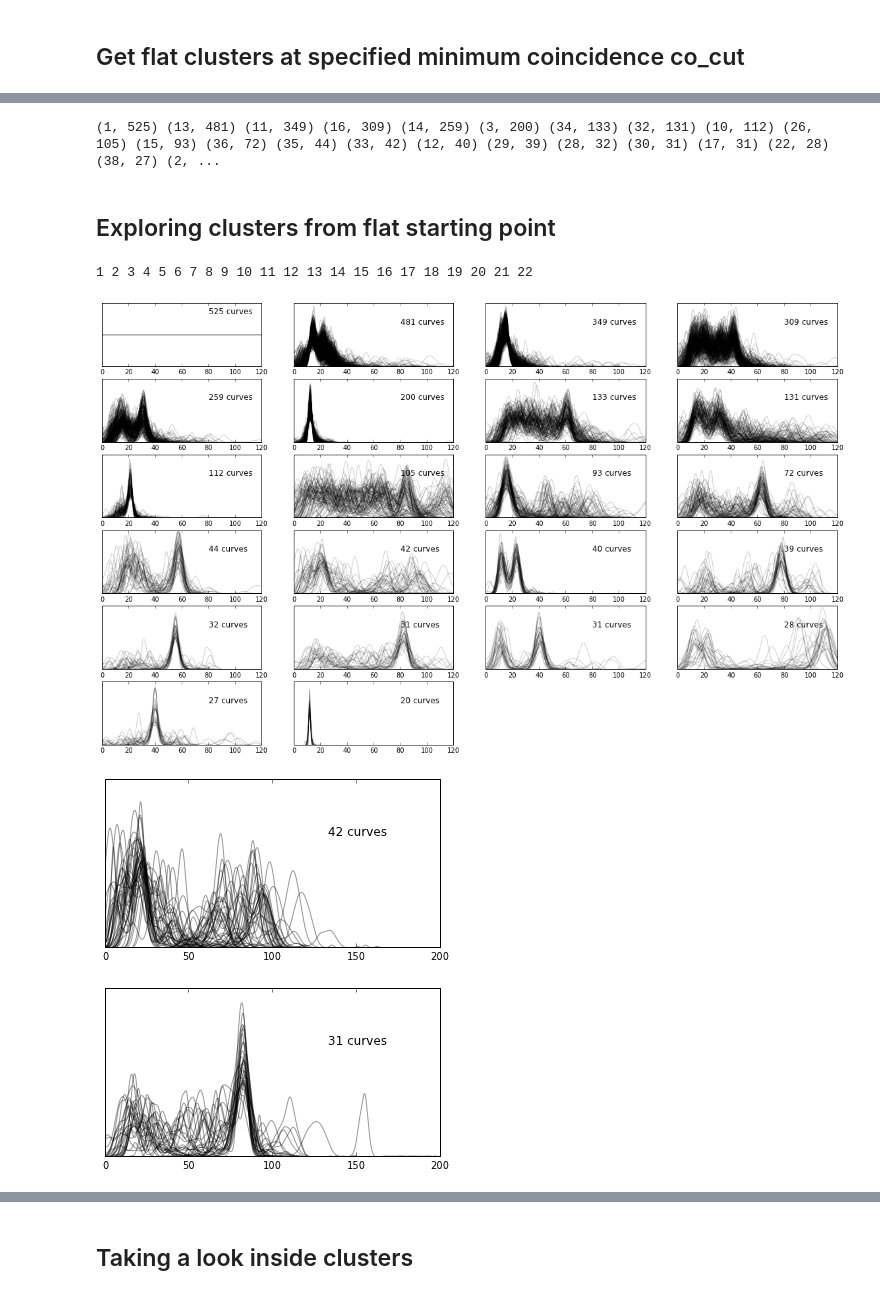
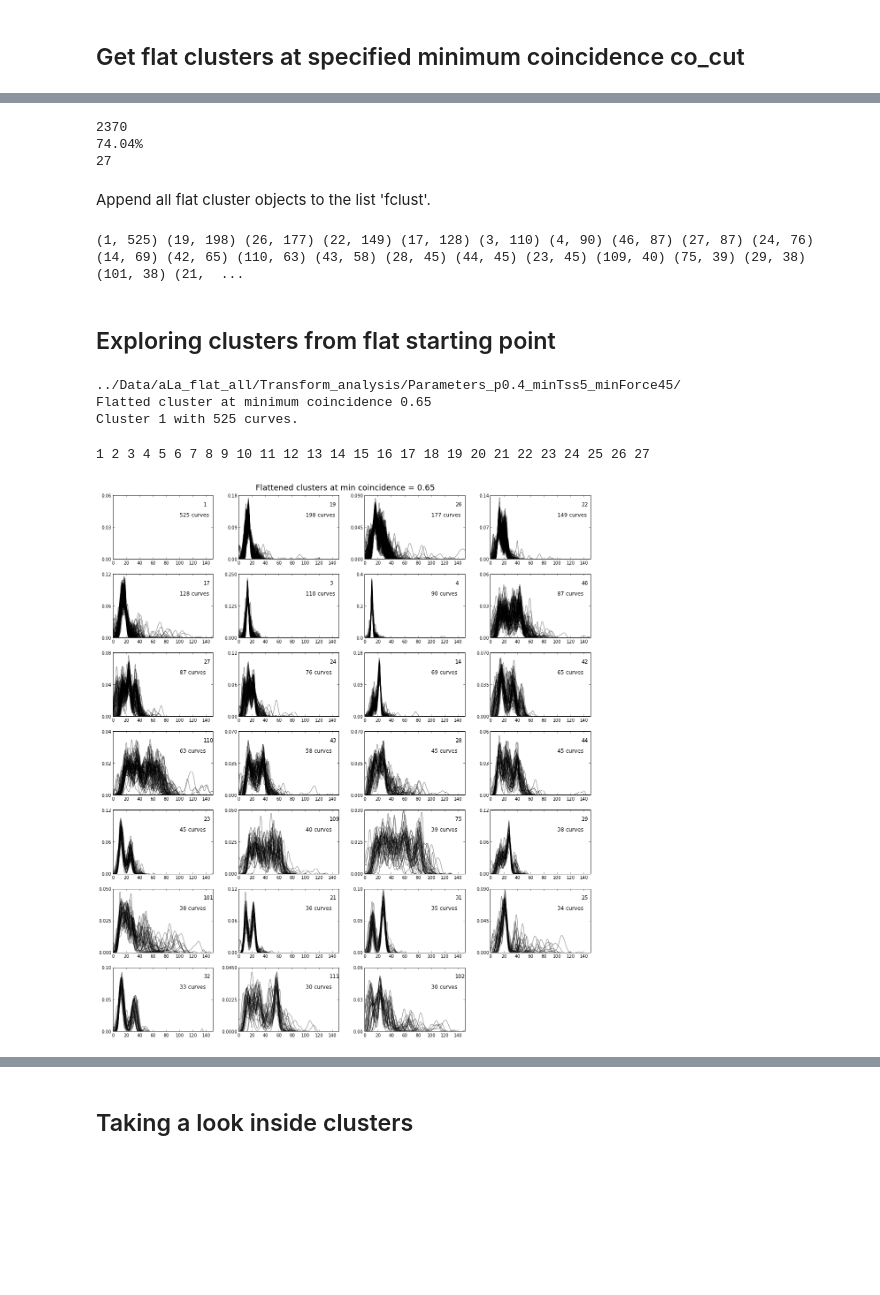
Before and after one commit to hilaryjoyce/smfs-data-analysis, a Jupyter notebook: all_ala_flat_clustering.ipynb, the cells around one changed output, grey strips where cells are left out. Drawn from its saved outputs; the diff is of its cells as text; code cells hidden in the pictures; blank space fills up the shorter version.

Commit message:
edits to coincidence function reporting and plotting in clustering

```diff
--- a/all_ala_flat_clustering.ipynb
+++ b/all_ala_flat_clustering.ipynb
@@ -37,7 +46,7 @@ savefig("../Figures_May/ala_flat_all_dendro.pdf", bbox_inches='tight')
 # %% [markdown]
 ## Get flat clusters at specified minimum coincidence co_cut
 # %%
-co_cut = 0.4
+co_cut = 0.65
 # %%
 F = c.FlatClusters(coa, co_cut)
 # %%
@@ -74,34 +76,45 @@ print len(large_sizes)
+# %%
+clusters, sizes = F.largest_clusters(30)
+print sum(sizes)
+print '%.2f%%' % (sum(sizes)/3201.*100)
+print len(clusters)
+# %% [output]
+2370
+74.04%
+27
+# %% [markdown]
+Append all flat cluster objects to the list 'fclust'.
 # %%
 fclust = []
 i = 0
-for cluster in large_clusters:
+for cluster in clusters:
     fclust.append(c.Cluster(F, cluster))
-    print "(%d, %d)" % (cluster, large_sizes[i]),
+    print "(%d, %d)" % (cluster, sizes[i]),
     i = i+1
 # %% [output]
-(1, 525) (13, 481) (11, 349) (16, 309) (14, 259) (3, 200) (34, 133) (32, 131) (10, 112) (26, 105) (15, 93) (36, 72) (35, 44) (33, 42) (12, 40) (29, 39) (28, 32) (30, 31) (17, 31) (22, 28) (38, 27) (2, ...
+(1, 525) (19, 198) (26, 177) (22, 149) (17, 128) (3, 110) (4, 90) (46, 87) (27, 87) (24, 76) (14, 69) (42, 65) (110, 63) (43, 58) (28, 45) (44, 45) (23, 45) (109, 40) (75, 39) (29, 38) (101, 38) (21,  ...
 # %% [markdown]
 ## Exploring clusters from flat starting point
+# %%
+print fclust[0]
+# %% [output]
+../Data/aLa_flat_all/Transform_analysis/Parameters_p0.4_minTss5_minForce45/
+Flatted cluster at minimum coincidence 0.65
+Cluster 1 with 525 curves.
 # %%
 # maximum Lc value for plotting
 max_x = 150
 # %%
-figsize(20,12)
+figsize(16,18)
 i = 1
+suptitle("Flattened clusters at min coincidence = %g" % F.get_min_coincidence(), size=18);
 for flat in fclust:
     print i,
-    subplot(6,4,i)
-    flat.plot_cluster(alpha=0.2, max_x = max_x)
+    subplot(7,4,i)
+    flat.plot_cluster(alpha=0.5, max_x = max_x)
     i = i+1
+tight_layout(pad=2);
+subplots_adjust(top=0.96)
 # %% [output]
-1 2 3 4 5 6 7 8 9 10 11 12 13 14 15 16 17 18 19 20 21 22
+1 2 3 4 5 6 7 8 9 10 11 12 13 14 15 16 17 18 19 20 21 22 23 24 25 26 27
-[figure, old version]
+[figure, new version]
-# %%
-figsize(6,3)
-fclust[13].plot_cluster(alpha=0.4, max_x = 200);
-# %% [output]
-[figure, removed]
-# %%
-fclust[17].plot_cluster(alpha=0.4, max_x = 200);
-# %% [output]
-[figure, removed]
```
Also changed, not shown: parts of 39 cells of this notebook, 2 other files.
